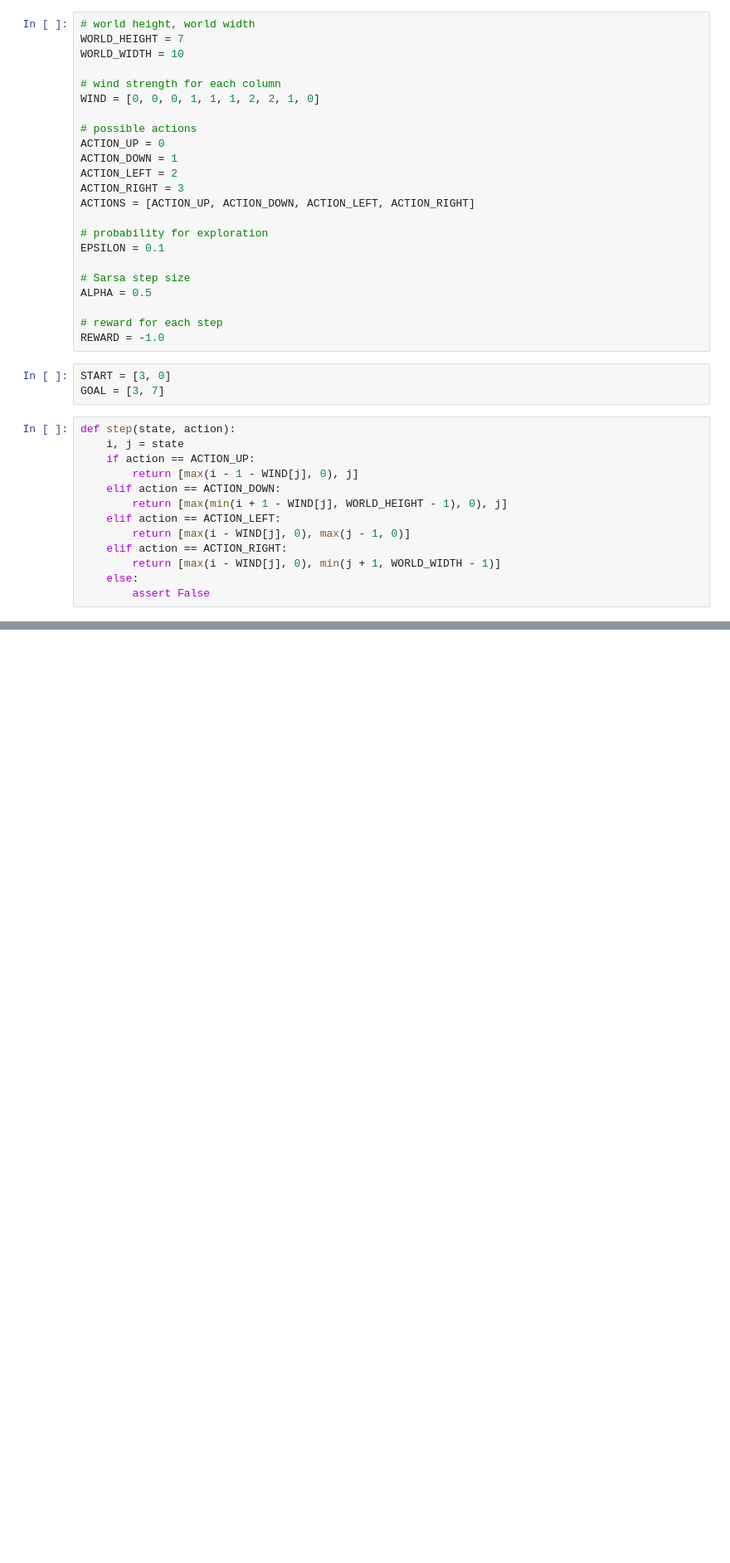
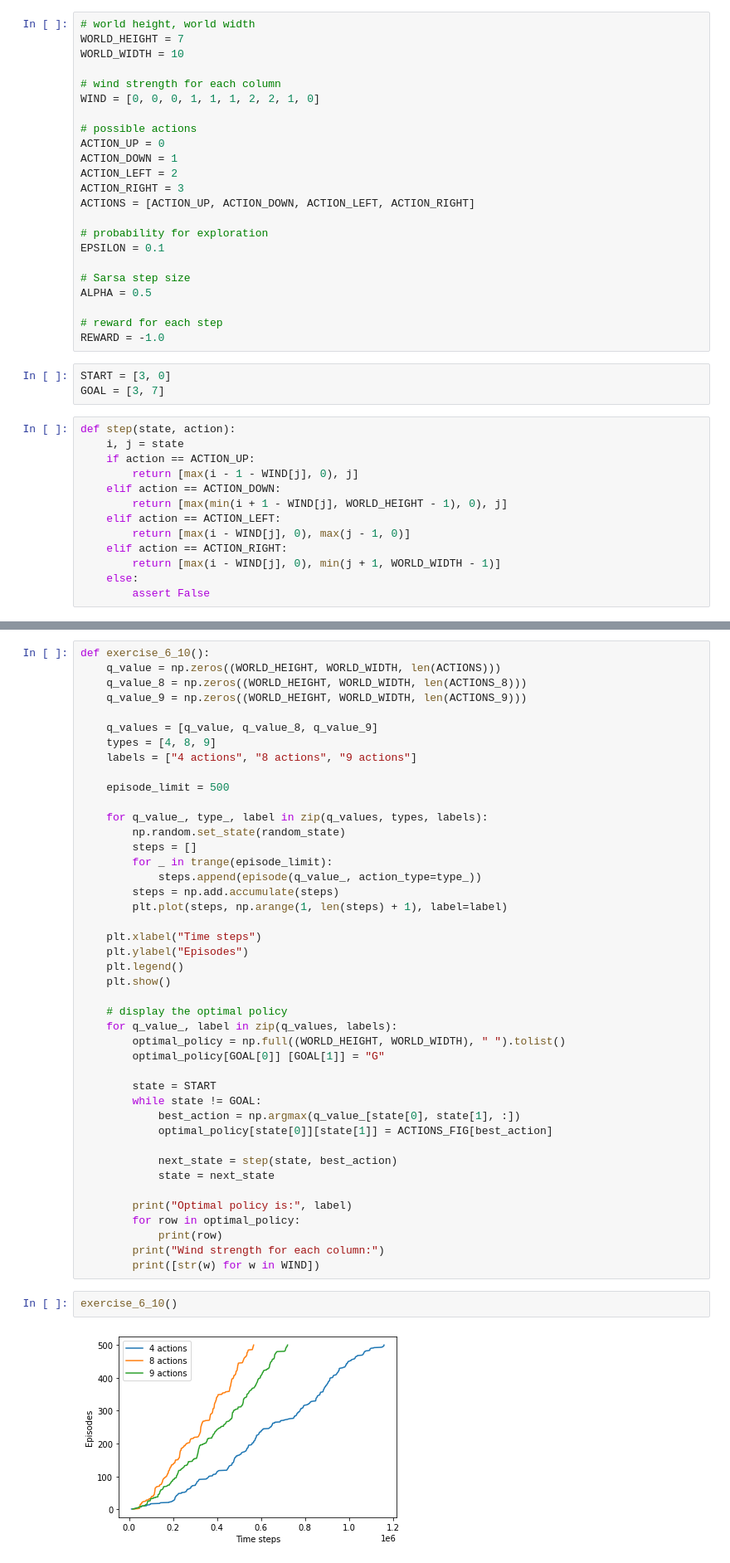
Before and after one commit to sinabeulo90/Reinforcement-Learning-An-Introduction, a Jupyter notebook: Chapter 6/Ch 6.4 testbed.ipynb, the cells around one changed output, grey strips where cells are left out. Shown at 83% size. Cells and saved outputs as stored; diff of their text form; blank space fills up the shorter version.

```diff
--- a/Chapter 6/Ch 6.4 testbed.ipynb
+++ b/Chapter 6/Ch 6.4 testbed.ipynb
@@ -133,0 +448,47 @@ Wind strength for each column:
+# %%
+def exercise_6_10():
+    q_value = np.zeros((WORLD_HEIGHT, WORLD_WIDTH, len(ACTIONS)))
+    q_value_8 = np.zeros((WORLD_HEIGHT, WORLD_WIDTH, len(ACTIONS_8)))
+    q_value_9 = np.zeros((WORLD_HEIGHT, WORLD_WIDTH, len(ACTIONS_9)))
+
+    q_values = [q_value, q_value_8, q_value_9]
+    types = [4, 8, 9]
+    labels = ["4 actions", "8 actions", "9 actions"]
+
+    episode_limit = 500
+
+    for q_value_, type_, label in zip(q_values, types, labels):
+        np.random.set_state(random_state)
+        steps = []
+        for _ in trange(episode_limit):
+            steps.append(episode(q_value_, action_type=type_))
+        steps = np.add.accumulate(steps)
+        plt.plot(steps, np.arange(1, len(steps) + 1), label=label)
+
+    plt.xlabel("Time steps")
+    plt.ylabel("Episodes")
+    plt.legend()
+    plt.show()
+
+    # display the optimal policy
+    for q_value_, label in zip(q_values, labels):
+        optimal_policy = np.full((WORLD_HEIGHT, WORLD_WIDTH), " ").tolist()
+        optimal_policy[GOAL[0]] [GOAL[1]] = "G"
+
+        state = START
+        while state != GOAL:
+            best_action = np.argmax(q_value_[state[0], state[1], :])
+            optimal_policy[state[0]][state[1]] = ACTIONS_FIG[best_action]
+
+            next_state = step(state, best_action)
+            state = next_state
+
+        print("Optimal policy is:", label)
+        for row in optimal_policy:
+            print(row)
+        print("Wind strength for each column:")
+        print([str(w) for w in WIND])
+# %%
+exercise_6_10()
+# %% [output]
+[figure, added]
```
Also changed, not shown: parts of 18 cells of this notebook, 5 other files.
